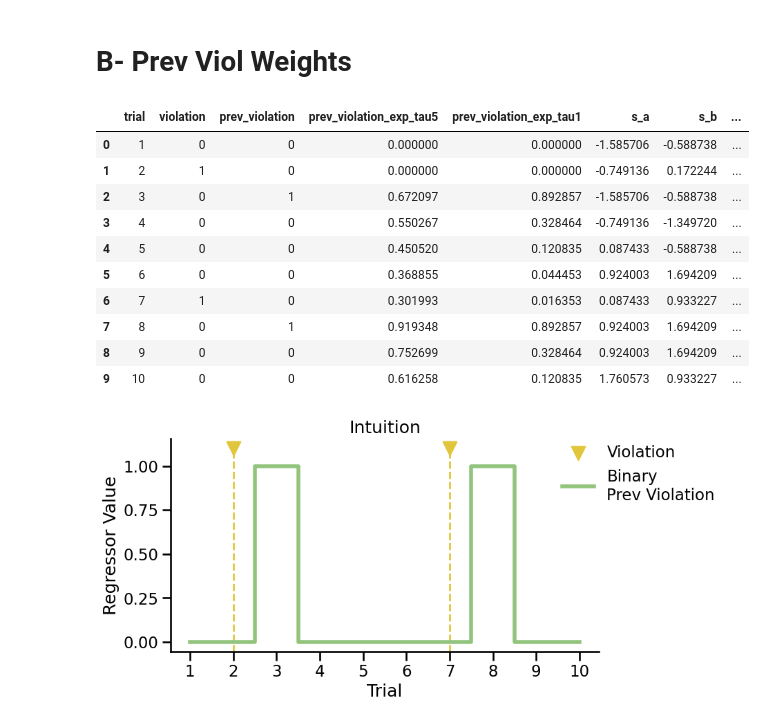
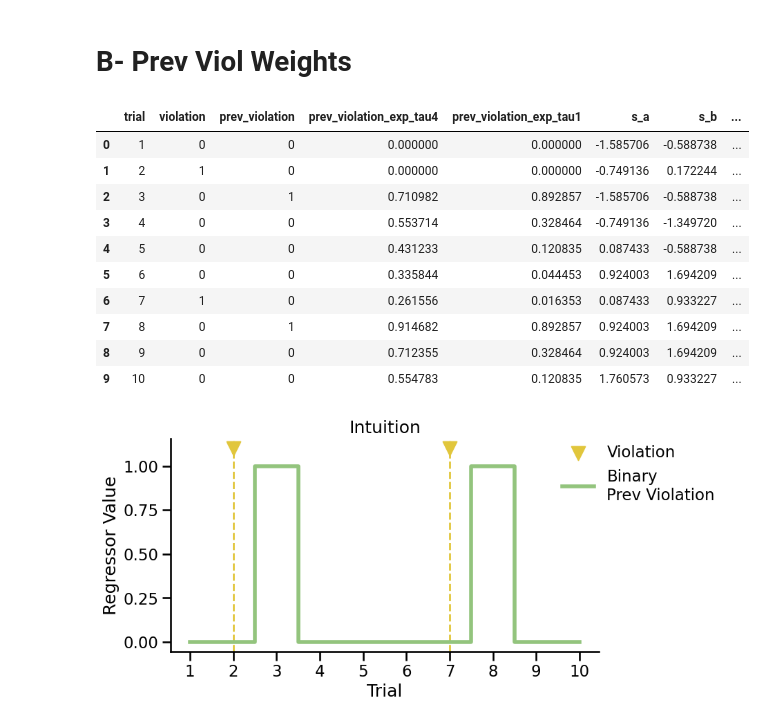
Before and after one commit to jess-breda/violations-multinomial, a Jupyter notebook: notebooks/thesis/@fig3_prev_viol.ipynb, the cells around one changed output. Saved outputs shown, nothing was run; the diff lists cells and outputs as text; code cells hidden in the pictures.

```diff
--- a/notebooks/thesis/@fig3_prev_viol.ipynb
+++ b/notebooks/thesis/@fig3_prev_viol.ipynb
@@ -249,42 +292,42 @@ plt.savefig("figures/fig3a_violation_autocorrelogram.png", dpi=300, bbox_inches=
 # %%
 ddf = pd.DataFrame()
 
 ddf["trial"] = np.arange(1,11)
 ddf["violation"] = [0,1,0,0,0,0,1,0,0,0]
 ddf["prev_violation"] = [0,0,1,0,0,0,0,1,0,0]
 
-filter = ExpFilter(tau=5)
+filter = ExpFilter(tau=4)
 filter.apply_filter_to_session("prev_violation", ddf)
 max_val = ddf["prev_violation_exp"].max()
-ddf["prev_violation_exp_tau5"] = ddf["prev_violation_exp"] / (max_val + 0.12)
+ddf["prev_violation_exp_tau4"] = ddf["prev_violation_exp"] / (max_val + 0.12)
 
 filter = ExpFilter(tau=1)
 filter.apply_filter_to_session("prev_violation", ddf)
 max_val = ddf["prev_violation_exp"].max()
 ddf["prev_violation_exp_tau1"] = ddf["prev_violation_exp"] / (max_val + 0.12)
 
 ddf.drop(columns=["prev_violation_exp"], inplace=True)
 
 ex_data = df.query("animal_id == 'W072'").copy()
 ddf["s_a"] = standardize(ex_data.s_a).values[:len(ddf)]
 ddf["s_b"] = standardize(ex_data.s_b).values[:len(ddf)]
 ddf["s_a_x_prev_violation"] = ddf["s_a"] * ddf["prev_violation"]
 
 ddf.to_csv("data/demo_intuition_data.csv", index=False)
 
 ddf
 # %% [output]
-|  | trial | violation | prev_violation | prev_violation_exp_tau5 | prev_violation_exp_tau1 | s_a | s_b | ... |
+|  | trial | violation | prev_violation | prev_violation_exp_tau4 | prev_violation_exp_tau1 | s_a | s_b | ... |
 | 0 | 1 | 0 | 0 | 0.000000 | 0.000000 | -1.585706 | -0.588738 | ... |
 | 1 | 2 | 1 | 0 | 0.000000 | 0.000000 | -0.749136 | 0.172244 | ... |
-| 2 | 3 | 0 | 1 | 0.672097 | 0.892857 | -1.585706 | -0.588738 | ... |
-| 3 | 4 | 0 | 0 | 0.550267 | 0.328464 | -0.749136 | -1.349720 | ... |
-| 4 | 5 | 0 | 0 | 0.450520 | 0.120835 | 0.087433 | -0.588738 | ... |
-| 5 | 6 | 0 | 0 | 0.368855 | 0.044453 | 0.924003 | 1.694209 | ... |
-| 6 | 7 | 1 | 0 | 0.301993 | 0.016353 | 0.087433 | 0.933227 | ... |
-| 7 | 8 | 0 | 1 | 0.919348 | 0.892857 | 0.924003 | 1.694209 | ... |
-| 8 | 9 | 0 | 0 | 0.752699 | 0.328464 | 0.924003 | 1.694209 | ... |
-| 9 | 10 | 0 | 0 | 0.616258 | 0.120835 | 1.760573 | 0.933227 | ... |
+| 2 | 3 | 0 | 1 | 0.710982 | 0.892857 | -1.585706 | -0.588738 | ... |
+| 3 | 4 | 0 | 0 | 0.553714 | 0.328464 | -0.749136 | -1.349720 | ... |
+| 4 | 5 | 0 | 0 | 0.431233 | 0.120835 | 0.087433 | -0.588738 | ... |
+| 5 | 6 | 0 | 0 | 0.335844 | 0.044453 | 0.924003 | 1.694209 | ... |
+| 6 | 7 | 1 | 0 | 0.261556 | 0.016353 | 0.087433 | 0.933227 | ... |
+| 7 | 8 | 0 | 1 | 0.914682 | 0.892857 | 0.924003 | 1.694209 | ... |
+| 8 | 9 | 0 | 0 | 0.712355 | 0.328464 | 0.924003 | 1.694209 | ... |
+| 9 | 10 | 0 | 0 | 0.554783 | 0.120835 | 1.760573 | 0.933227 | ... |
 # %%
 fig, ax = plt.subplots(figsize=(8, 4))
 
```
Also changed, not shown: parts of 8 cells of this notebook, 42 other files.
